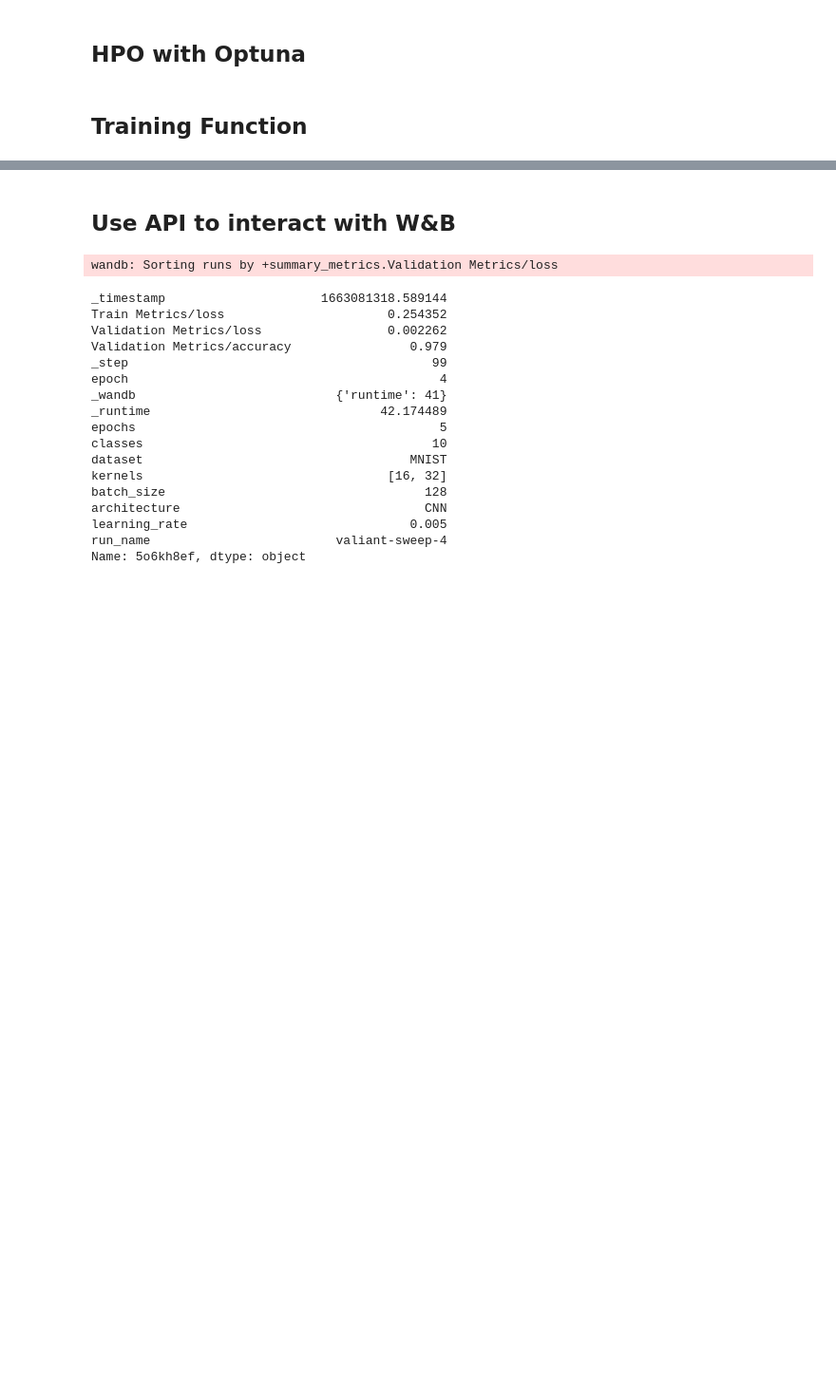
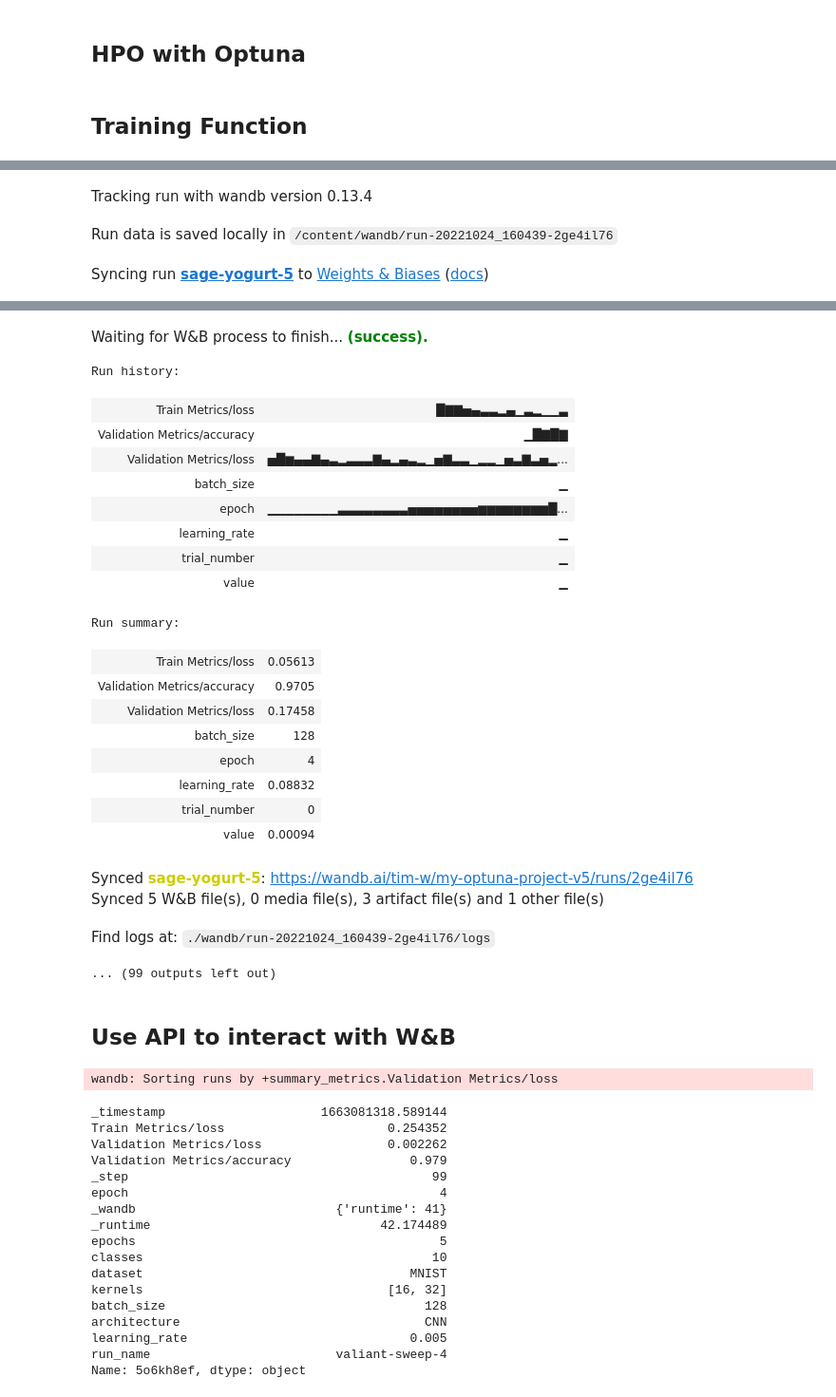
Before and after one commit to timsetsfire/wandb-examples, a Jupyter notebook: colab/W&B_Training_with_Optuna.ipynb, the cells around one changed output, grey strips where cells are left out. Shown: that part at 95% size. Saved outputs shown, nothing was run; the diff lists cells and outputs as text; code cells hidden in the pictures; blank space fills up the shorter version.

```diff
--- a/colab/W&B_Training_with_Optuna.ipynb
+++ b/colab/W&B_Training_with_Optuna.ipynb
@@ -450,8 +442,12 @@ Find logs at: ./wandb/run-20220913_145712-2g2q18fd/logs
 # %%
 import optuna
 from optuna.integration.wandb import WeightsAndBiasesCallback
+# %%
+wandb_kwargs = {"project": "my-optuna-project-v5"}
+wandbc = WeightsAndBiasesCallback(wandb_kwargs=wandb_kwargs, as_multirun=True)
 # %%
-def train(trial):
+@wandbc.track_in_wandb()
+def train_func(trial):
 
     learning_rate = trial.suggest_float("learning_rate", 0.001, 0.1)
     batch_size = trial.suggest_categorical(name = "batch_size", choices = [128, 256])
@@ -463,7 +459,6 @@ def train(trial):
       architecture="CNN",
     )
     wandb.config.update(config_standard)
-
 
     wandb.use_artifact(f"{entity}/{project_name}/mnist-training-data:latest")
     wandb.use_artifact(f"{entity}/{project_name}/mnist-validation-data:latest")
@@ -496,7 +491,7 @@ def train(trial):
           logger.info(f"Epoch: {epoch}, Loss: {loss.detach().numpy()}")
           wandb.log({ "Train Metrics/loss": loss, "epoch": epoch})
       with torch.no_grad():
-        correct, total, total_loss = 0, 0, 0
+        correct, total = 0, 0
         for images, labels in validation_loader:
             images, labels = images.to(device), labels.to(device)
             outputs = model(images)
@@ -504,7 +499,6 @@ def train(trial):
             total += labels.size(0)
             correct += (predicted == labels).sum().item()
             loss = criterion(outputs, labels)
-            total_loss += loss
             wandb.log({"Validation Metrics/loss": loss, "epoch": epoch})
         logger.info(f"Epoch {epoch}, Accuracy of the model on the {total} validation images: {100 * correct / total}%")
         wandb.log({"Validation Metrics/accuracy": correct / total})
@@ -513,9 +507,8 @@ def train(trial):
     model_artifact = wandb.Artifact(name = f"{wandb.run.id}-mnist-model", type = "model")
     model_artifact.add_file(f"{wandb.run.id}-model.pt")
     wandb.log_artifact(model_artifact)
-    return total_loss / total
+    return loss
 # %%
-wandb_kwargs = {"project": "my-optuna-project-v4"}
-wandbc = WeightsAndBiasesCallback(wandb_kwargs=wandb_kwargs, as_multirun=True)
 study = optuna.create_study()
-study.optimize(train, n_trials=10, callbacks=[wandbc])
+study.optimize(train_func, n_trials=10, callbacks=[wandbc])
+# %% [output]
@@ -521,0 +516,3 @@ study.optimize(train, n_trials=10, callbacks=[wandbc])
+Tracking run with wandb version 0.13.4
+Run data is saved locally in /content/wandb/run-20221024_160439-2ge4il76
+Syncing run sage-yogurt-5 to Weights & Biases (docs)
@@ -522,3 +536,26 @@ study.optimize(train, n_trials=10, callbacks=[wandbc])
+Waiting for W&B process to finish... (success).
+Run history:
+| Train Metrics/loss | █▇▇▅▄▃▃▂▄▁▃▂▁▁▃ |
+| Validation Metrics/accuracy | ▁█▇█▇ |
+| Validation Metrics/loss | ▅█▆▄▄▇▄▃▂▃▃▃▇▄▂▄▃▂▁▅▇▃▃▁▂▂▁▅▃▇▃▅▂... |
+| batch_size | ▁ |
+| epoch | ▁▁▁▁▁▁▁▁▃▃▃▃▃▃▃▃▅▅▅▅▅▅▅▅▆▆▆▆▆▆▆▆█... |
+| learning_rate | ▁ |
+| trial_number | ▁ |
+| value | ▁ |
+Run summary:
+| Train Metrics/loss | 0.05613 |
+| Validation Metrics/accuracy | 0.9705 |
+| Validation Metrics/loss | 0.17458 |
+| batch_size | 128 |
+| epoch | 4 |
+| learning_rate | 0.08832 |
+| trial_number | 0 |
+| value | 0.00094 |
+Synced sage-yogurt-5: https://wandb.ai/tim-w/my-optuna-project-v5/runs/2ge4il76
+Synced 5 W&B file(s), 0 media file(s), 3 artifact file(s) and 1 other file(s)
+Find logs at: ./wandb/run-20221024_160439-2ge4il76/logs
+... (99 outputs left out)
 # %% [markdown]
 ## Use API to interact with W&B
 # %%
```
Also changed, not shown: parts of 5 cells of this notebook.
